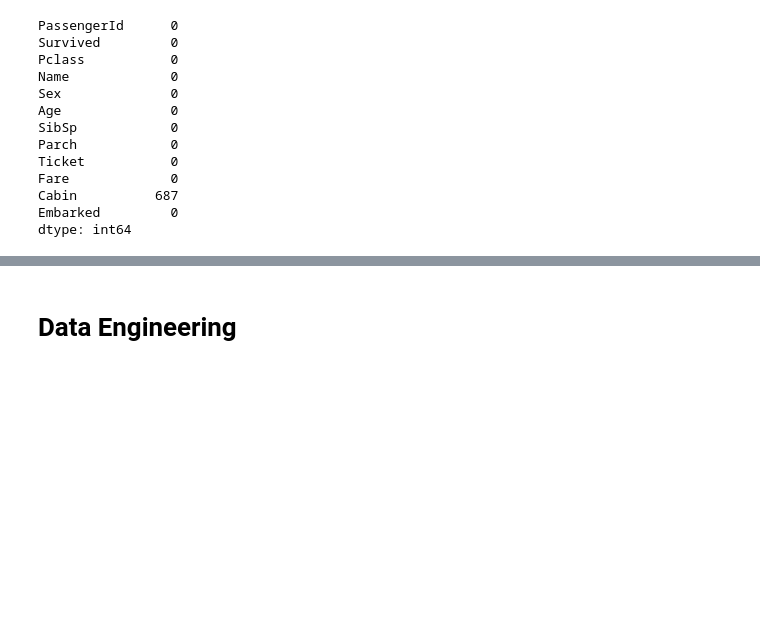
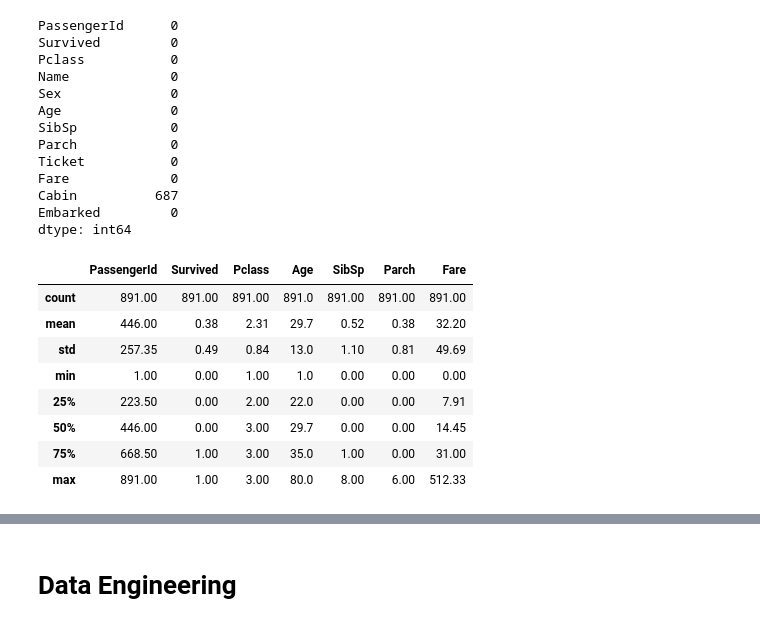
Before and after one commit to Mello-o/titanic, a Jupyter notebook: exploration-titanic-dataset.ipynb, the cells around one changed output, grey strips where cells are left out. Drawn from its saved outputs; the diff is of its cells as text; code cells hidden in the pictures; blank space fills up the shorter version.

```diff
--- a/exploration-titanic-dataset.ipynb
+++ b/exploration-titanic-dataset.ipynb
@@ -194,3 +152,15 @@ Fare             0
 Cabin          687
 Embarked         0
 dtype: int64
+# %%
+df_train.describe().round(2)
+# %% [output]
+|  | PassengerId | Survived | Pclass | Age | SibSp | Parch | Fare |
+| count | 891.00 | 891.00 | 891.00 | 891.0 | 891.00 | 891.00 | 891.00 |
+| mean | 446.00 | 0.38 | 2.31 | 29.7 | 0.52 | 0.38 | 32.20 |
+| std | 257.35 | 0.49 | 0.84 | 13.0 | 1.10 | 0.81 | 49.69 |
+| min | 1.00 | 0.00 | 1.00 | 1.0 | 0.00 | 0.00 | 0.00 |
+| 25% | 223.50 | 0.00 | 2.00 | 22.0 | 0.00 | 0.00 | 7.91 |
+| 50% | 446.00 | 0.00 | 3.00 | 29.7 | 0.00 | 0.00 | 14.45 |
+| 75% | 668.50 | 1.00 | 3.00 | 35.0 | 1.00 | 0.00 | 31.00 |
+| max | 891.00 | 1.00 | 3.00 | 80.0 | 8.00 | 6.00 | 512.33 |
```
Also changed, not shown: parts of 18 cells of this notebook.
